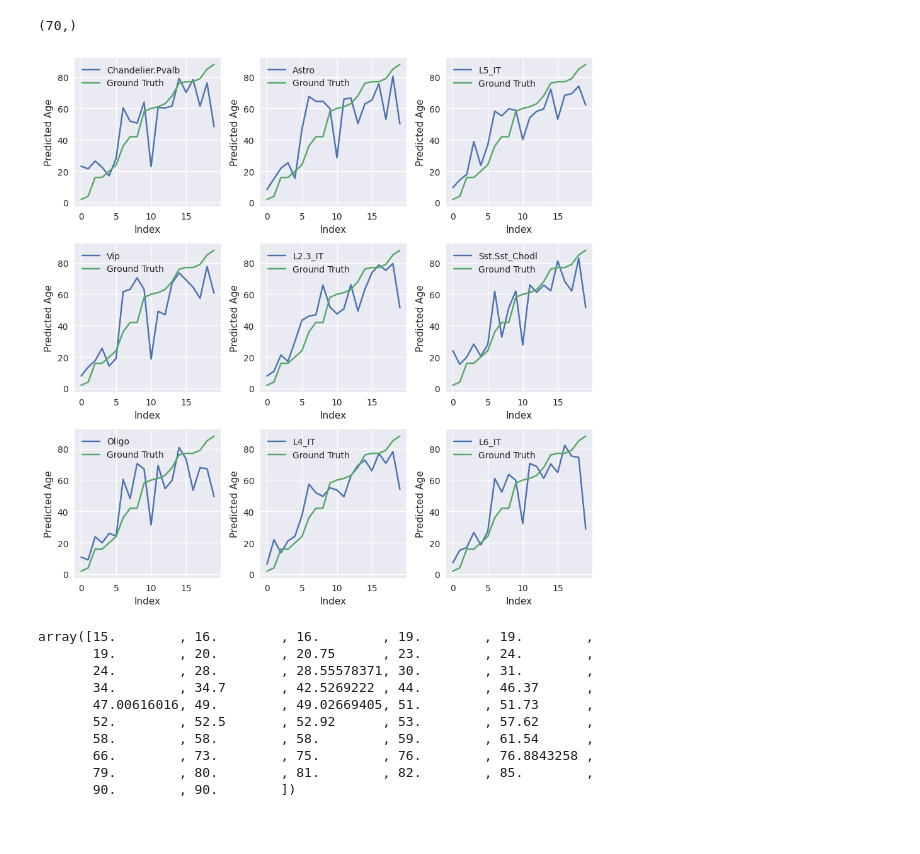
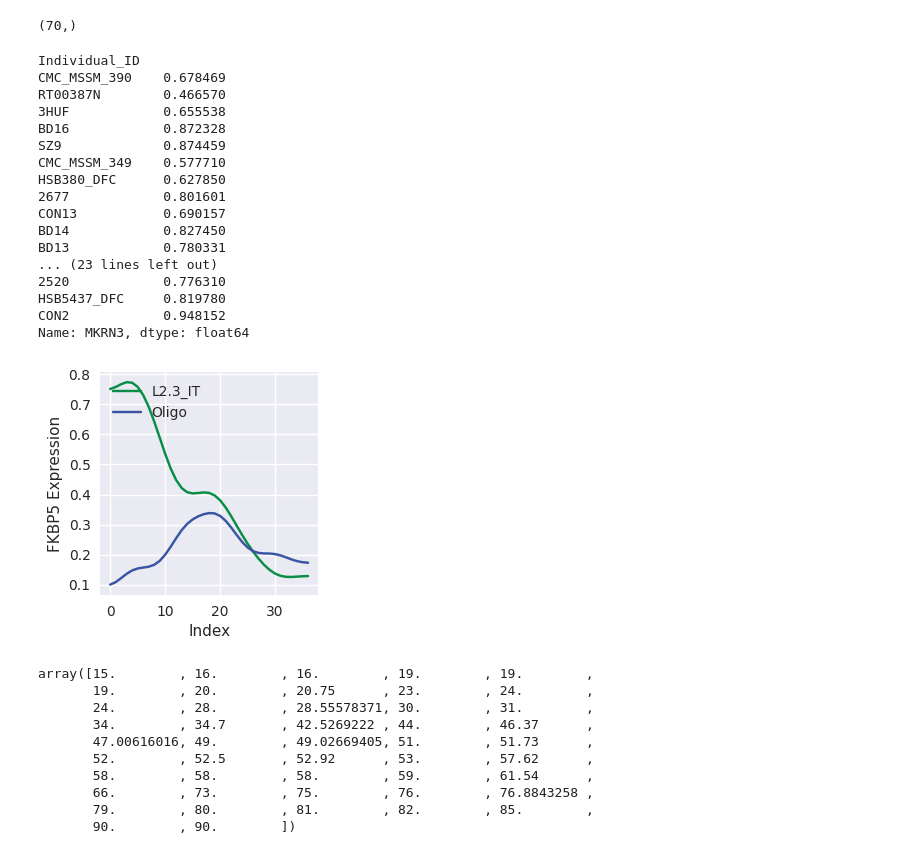
Before and after one commit to liyy2/aging_YL, a Jupyter notebook: code/process.ipynb, the cells around one changed output. Saved outputs shown, nothing was run; the diff lists cells and outputs as text; code cells hidden in the pictures; blank space fills up the shorter version.

```diff
--- a/code/process.ipynb
+++ b/code/process.ipynb
@@ -238,57 +262,88 @@ Index([56, 63, 51, 34, 55, 70, 39, 18, 15, 41, 58, 40, 47, 28, 69,  0,  5, 37,
 list_of_predictions[0].shape
 # %% [output]
 (70,)
+# %%
+list_of_predictions[1]
+# %% [output]
+Individual_ID
+CMC_MSSM_390    0.678469
+RT00387N        0.466570
+3HUF            0.655538
+BD16            0.872328
+SZ9             0.874459
+CMC_MSSM_349    0.577710
+HSB380_DFC      0.627850
+2677            0.801601
+CON13           0.690157
+BD14            0.827450
+BD13            0.780331
+... (23 lines left out)
+2520            0.776310
+HSB5437_DFC     0.819780
+CON2            0.948152
+Name: MKRN3, dtype: float64
 # %%
-sorted_values = [pred[y_test.reset_index()['Age_death'].sort_values().index] for pred in list_of_predictions]
+sorted_values = [pred[y_test.reset_index()['Age_death'].sort_values().index] for pred in list_of_predictions_2]
 # %%
 import matplotlib.pyplot as plt
 import matplotlib as mpl
+from scipy.ndimage.filters import gaussian_filter1d
 mpl.style.use('seaborn')
 label = [
- 'Chandelier.Pvalb',
- 'Astro',
- 'L5_IT',
- 'Vip',
- 'L2.3_IT', 'Sst.Sst_Chodl', 'Oligo' , 'L4_IT', 'L6_IT']
+ 'L2.3_IT', 'Oligo']
+color = ['#078d46', '#3954a4']
 # Create a figure and axis
 # fig, ax = plt.subplots(figsize=(10, 5))
 n = len(sorted_values)
 
-fig, axs = plt.subplots(3, 3, figsize=(9, 9))
+fig, axs = plt.subplots(1, 1, figsize=(3, 3))
 
 
-for i, ax in enumerate(axs.flatten()):
-    for j in range(1):
-        index = i * 1 + j
-        if index < n:
-            ax.plot(sorted_values[index], label=f'{label[index]}')
-            ax.legend(loc = 'upper left' )
-        else:
-            break
-    ax.plot(np.array(y_test.reset_index()['Age_death'].sort_values()), label = 'Ground Truth')
-    ax.legend(loc = 'upper left' )
-    ax.set_xlabel('Index')
-    ax.set_ylabel('Predicted Age')
-    # Add a legend
+# Smoothing parameter
+sigma = 3
+
+# Your data
+y1 = np.array(sorted_values[0])
+y2 = np.array(sorted_values[1])
+
+# Apply smoothing
+y1_smoothed = gaussian_filter1d(y1, sigma)
+y2_smoothed = gaussian_filter1d(y2, sigma)
 
 
 
+axs.plot(y1_smoothed, label=f'{label[0]}', color=color[0])
+axs.plot(y2_smoothed, label=f'{label[1]}', color=color[1])
+
+axs.legend(loc='upper left')
+axs.set_xlabel('Index')
+axs.set_ylabel('FKBP5 Expression')
+
+mpl.rcParams['pdf.fonttype'] = 42
+mpl.rcParams['ps.fonttype'] = 42
+plt.rcParams["font.family"] = "Helvetica"
 plt.tight_layout()
-plt.savefig('output.pdf')
+plt.savefig('output.pdf', format='pdf', transparent=True)
 plt.show()
+
+
+
+# Add a legend
+
+
 
 
 # # Add title and labels
 # ax.set_title('Predictions')
 # ax.set_xlabel('Index')
 # ax.set_ylabel('Prediction Value')
 
 
 
 # # Show the plot
 # plt.show()
 # %% [output]
-[figure, old version]
+[figure, new version]
 # %%
 # %% [output]
 array([15.        , 16.        , 16.        , 19.        , 19.        ,
```
Also changed, not shown: parts of 24 cells of this notebook, 2 other files.
